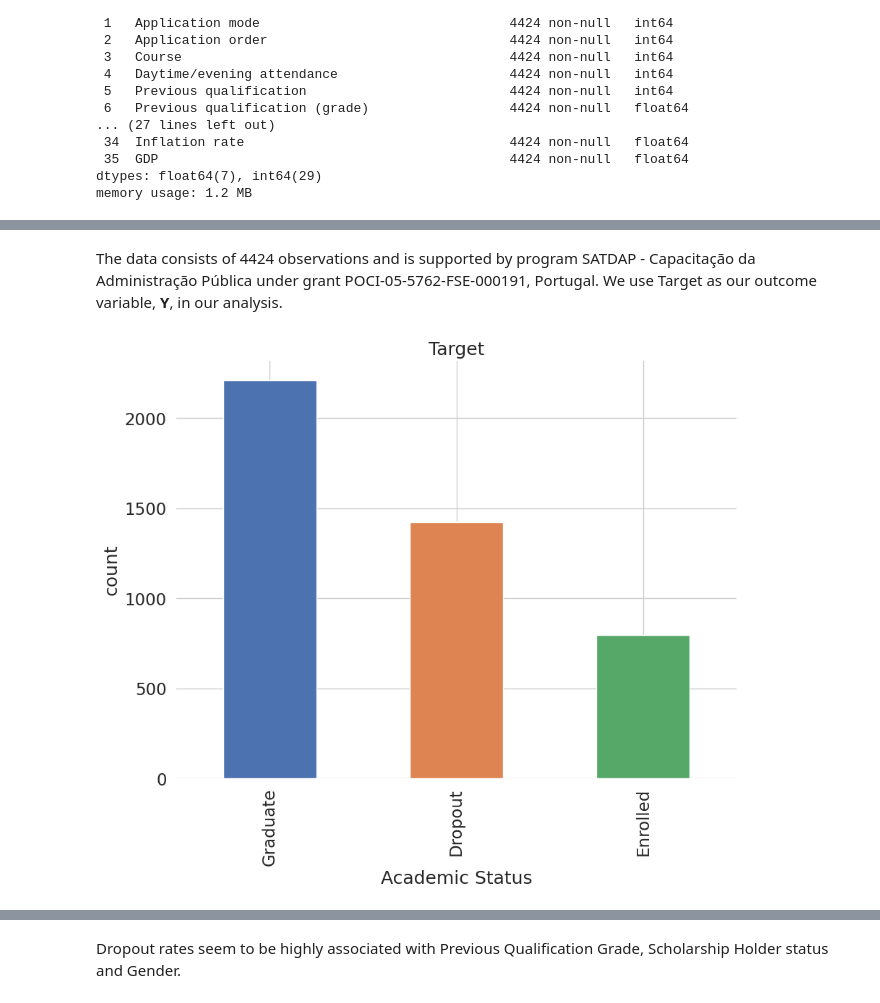
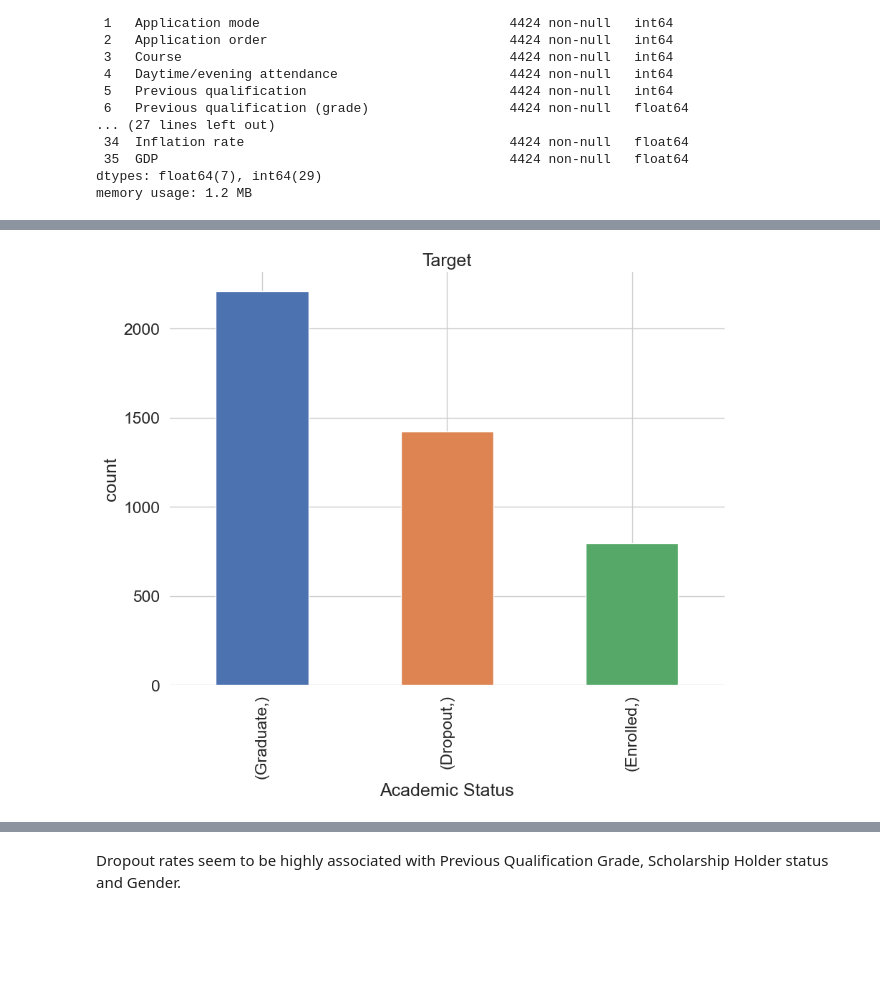
Before and after one commit to jkoks-svg/ML_Project_ENSAE, a Jupyter notebook: ML_Project_ENSAE.ipynb, the cells around one changed output, grey strips where cells are left out. Drawn from its saved outputs; the diff is of its cells as text; code cells hidden in the pictures; blank space fills up the shorter version.

```diff
--- a/ML_Project_ENSAE.ipynb
+++ b/ML_Project_ENSAE.ipynb
@@ -110,10 +157,0 @@ y.info()
-# %%
-d.sns.set()
-colors = d.sns.color_palette()
-# %%
-d.plt.rcParams['figure.figsize'] = 10., 7.5
-d.sns.set(font_scale=1.5)
-d.sns.set_style('whitegrid', {'axes.spines.top': False,
-                            'axes.spines.bottom': False,
-                            'axes.spines.left': False,
-                            'axes.spines.right': False})
@@ -140,9 +158,7 @@ max          3.700000     3.510000
-# %% [markdown]
-The data consists of 4424 observations and is supported by program SATDAP - Capacitação da Administração Pública under grant POCI-05-5762-FSE-000191, Portugal. We use Target as our outcome variable, **Y**, in our analysis.
 # %%
-df['Target'].value_counts().plot(kind='bar', color=colors)
-plt.title('Target')
-plt.xlabel('Academic Status')
-_ = plt.ylabel('count')
+y.value_counts().plot(kind='bar', color=colors)
+d.plt.title('Target')
+d.plt.xlabel('Academic Status')
+_ = d.plt.ylabel('count')
 # %% [output]
-[figure, old version]
+[figure, new version]
```
Also changed, not shown: parts of 18 cells of this notebook, 1 other file.
